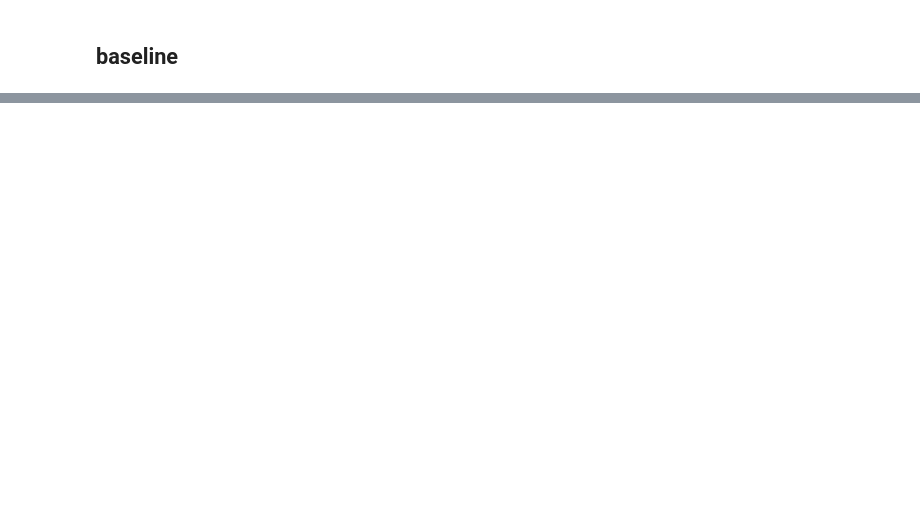
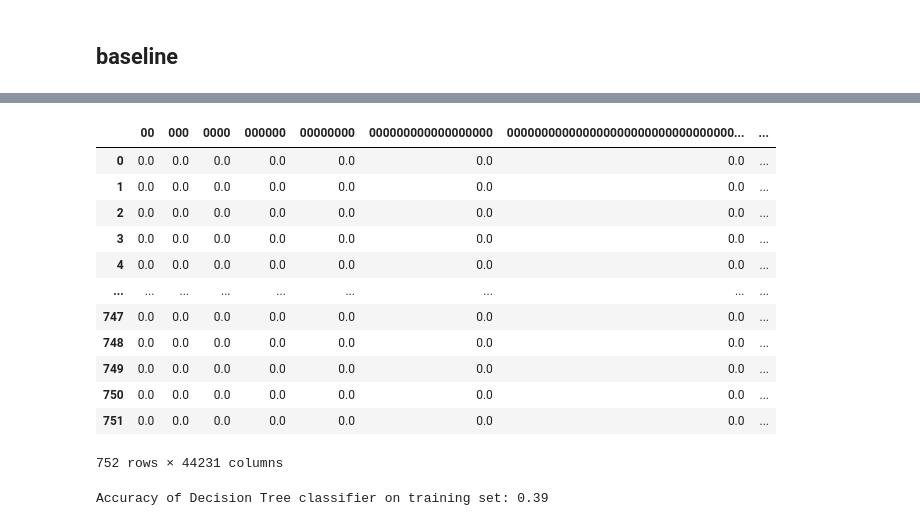
Before and after one commit to tim-keriazes/github-web-scraping-NLP-project, a Jupyter notebook: Lindy_working_notebook.ipynb, the cells around one changed output, grey strips where cells are left out. Saved outputs shown, nothing was run; the diff lists cells and outputs as text; code cells hidden in the pictures; blank space fills up the shorter version.

```diff
--- a/Lindy_working_notebook.ipynb
+++ b/Lindy_working_notebook.ipynb
@@ -552,0 +516,16 @@ ValueError: could not convert string to float: "update v2 pancakeswap prediction
+# %%
+X_train_df
+# %% [output]
+|  | 00 | 000 | 0000 | 000000 | 00000000 | 000000000000000000 | 000000000000000000000000000000000... | ... |
+| 0 | 0.0 | 0.0 | 0.0 | 0.0 | 0.0 | 0.0 | 0.0 | ... |
+| 1 | 0.0 | 0.0 | 0.0 | 0.0 | 0.0 | 0.0 | 0.0 | ... |
+| 2 | 0.0 | 0.0 | 0.0 | 0.0 | 0.0 | 0.0 | 0.0 | ... |
+| 3 | 0.0 | 0.0 | 0.0 | 0.0 | 0.0 | 0.0 | 0.0 | ... |
+| 4 | 0.0 | 0.0 | 0.0 | 0.0 | 0.0 | 0.0 | 0.0 | ... |
+| ... | ... | ... | ... | ... | ... | ... | ... | ... |
+| 747 | 0.0 | 0.0 | 0.0 | 0.0 | 0.0 | 0.0 | 0.0 | ... |
+| 748 | 0.0 | 0.0 | 0.0 | 0.0 | 0.0 | 0.0 | 0.0 | ... |
+| 749 | 0.0 | 0.0 | 0.0 | 0.0 | 0.0 | 0.0 | 0.0 | ... |
+| 750 | 0.0 | 0.0 | 0.0 | 0.0 | 0.0 | 0.0 | 0.0 | ... |
+| 751 | 0.0 | 0.0 | 0.0 | 0.0 | 0.0 | 0.0 | 0.0 | ... |
+752 rows × 44231 columns
@@ -552,0 +536,10 @@ ValueError: could not convert string to float: "update v2 pancakeswap prediction
+# %%
+predictions['DT'] = clf.predict(X_train_df)
+
+
+
+print('Accuracy of Decision Tree classifier on training set: {:.2f}'
+      .format(clf.score(X_train_df, y_train)))
+predictions['DT'] = clf.score(X_train_df, y_train)
+# %% [output]
+Accuracy of Decision Tree classifier on training set: 0.39
```
Also changed, not shown: parts of 23 cells of this notebook.
